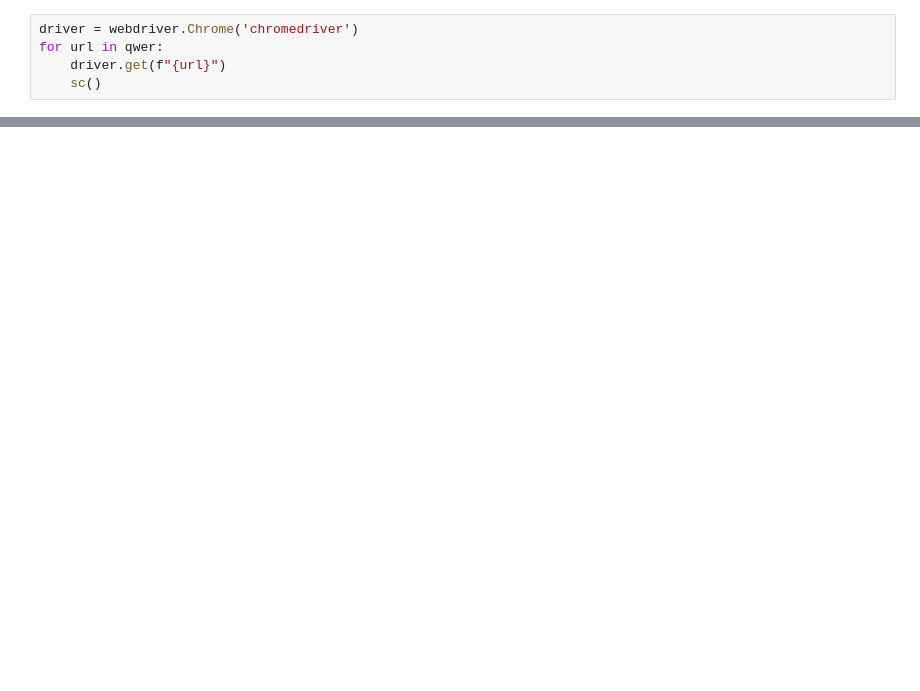
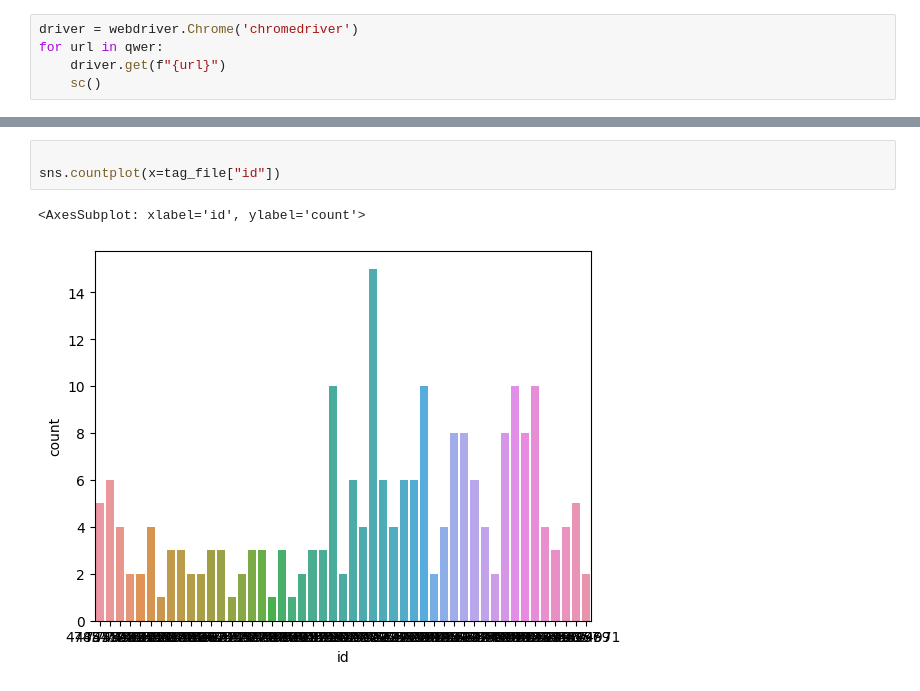
Before and after one commit to NoteOrbit/fast, a Jupyter notebook: sc.ipynb, the cells around one changed output, grey strips where cells are left out. Cells and saved outputs as stored; diff of their text form; blank space fills up the shorter version.

```diff
--- a/sc.ipynb
+++ b/sc.ipynb
@@ -315,0 +845,6 @@ display(data_content)
+# %%
+
+sns.countplot(x=tag_file["id"])
+# %% [output]
+<AxesSubplot: xlabel='id', ylabel='count'>
+[figure, added]
```
Also changed, not shown: parts of 98 cells of this notebook, 20 other files.
